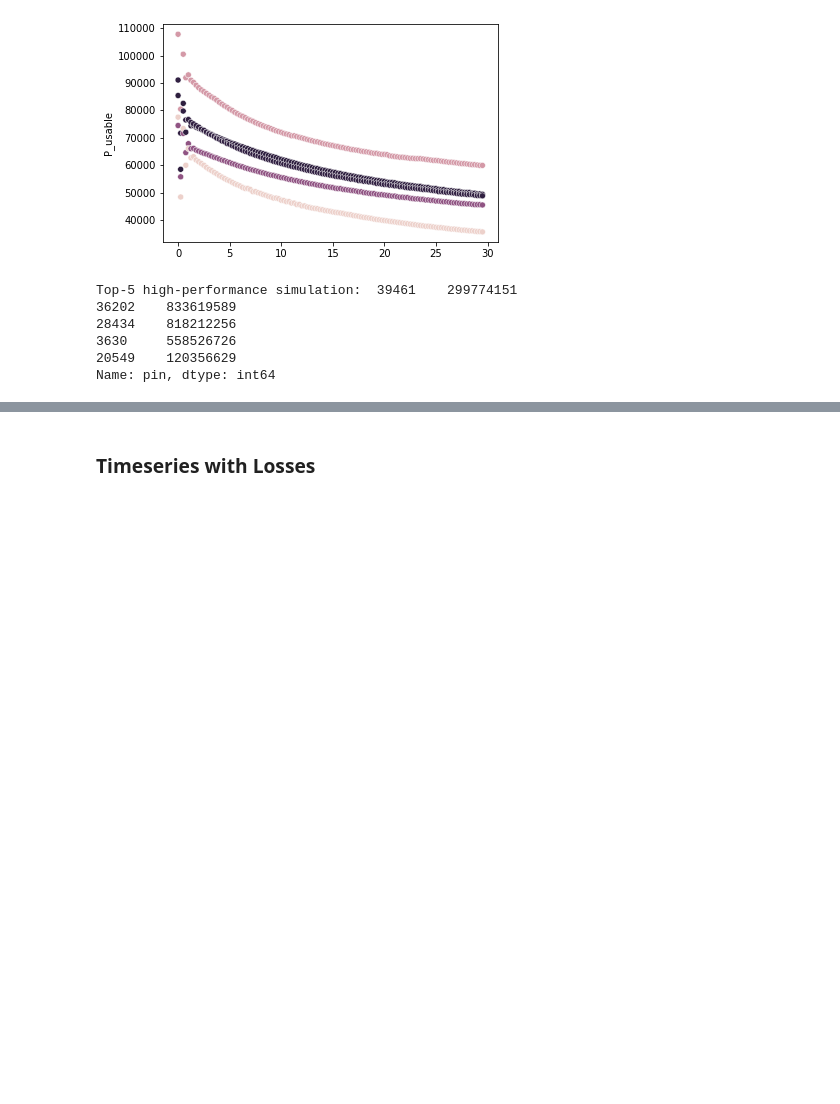
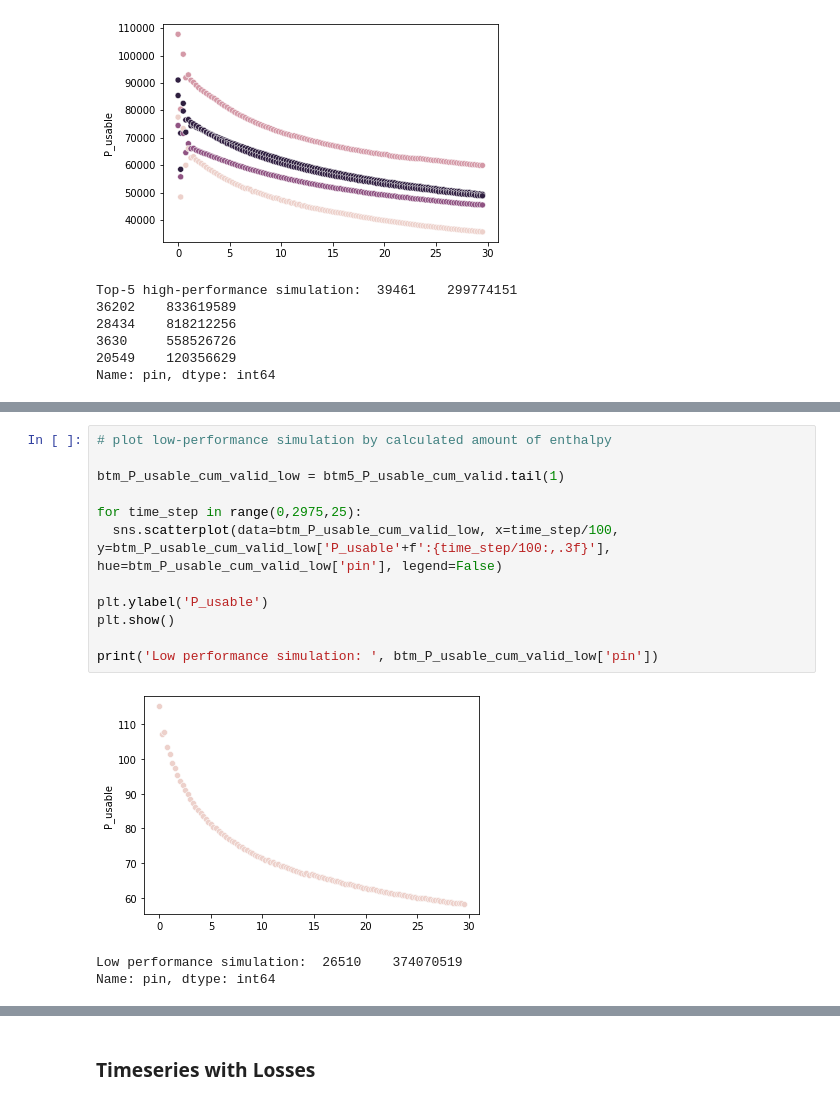
Before and after one commit to borisenko-ru/spe_pivot_2022_datathon, a Jupyter notebook: pivot.ipynb, the cells around one changed output, grey strips where cells are left out. Cells and saved outputs as stored; diff of their text form; blank space fills up the shorter version.

```diff
--- a/pivot.ipynb
+++ b/pivot.ipynb
@@ -551,0 +587,16 @@ Name: pin, dtype: int64
+# %%
+# plot low-performance simulation by calculated amount of enthalpy
+
+btm_P_usable_cum_valid_low = btm5_P_usable_cum_valid.tail(1)
+
+for time_step in range(0,2975,25):
+  sns.scatterplot(data=btm_P_usable_cum_valid_low, x=time_step/100, y=btm_P_usable_cum_valid_low['P_usable'+f':{time_step/100:,.3f}'], hue=btm_P_usable_cum_valid_low['pin'], legend=False)
+
+plt.ylabel('P_usable')
+plt.show()
+
+print('Low performance simulation: ', btm_P_usable_cum_valid_low['pin'])
+# %% [output]
+[figure, added]
+Low performance simulation:  26510    374070519
+Name: pin, dtype: int64
```
Also changed, not shown: parts of 5 cells of this notebook.
